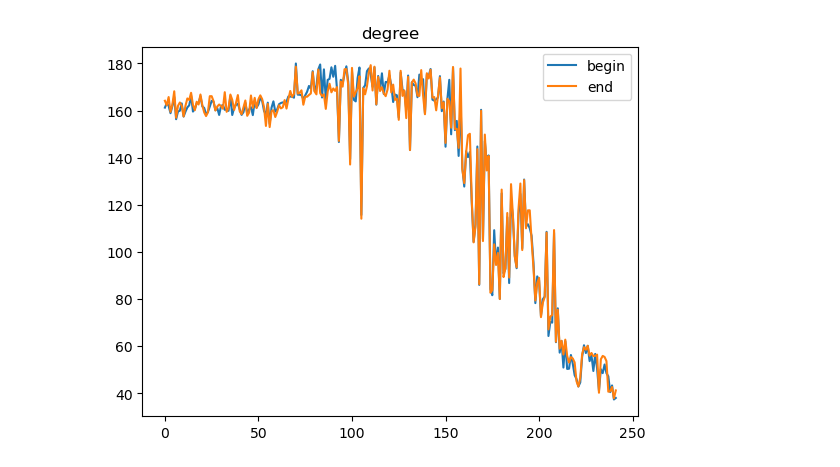
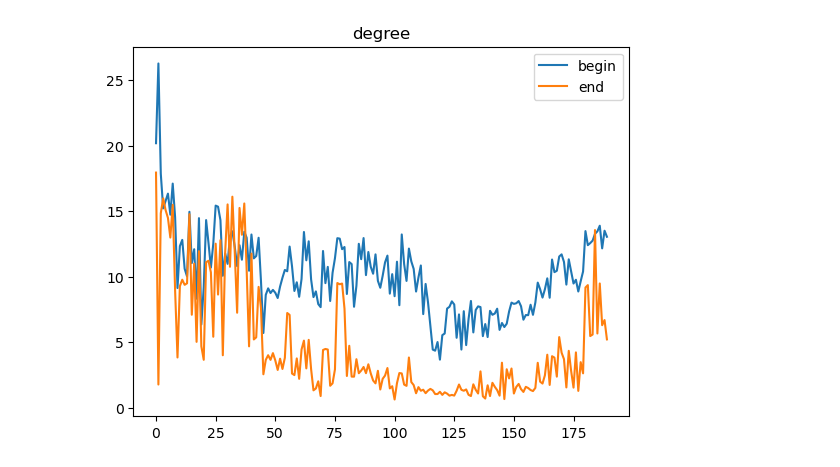
Before and after one commit to Liu-Xinhang/gaussian-splatting, a Jupyter notebook: tools/visualize_eval_4.ipynb, the cells around one changed output. Drawn from its saved outputs; the diff is of its cells as text; code cells hidden in the pictures.

```diff
--- a/tools/visualize_eval_4.ipynb
+++ b/tools/visualize_eval_4.ipynb
@@ -22,7 +22,7 @@ def plot_image(total, idx, title=""):
 	plt.title(title)
 	plt.show()
 # %%
-root_dir = Path("../debug_YCBV/debug_data_000001_000055")
+root_dir = Path("../debug_YCBV/debug_data_000002_000050")
 total_add = sorted(root_dir.glob("*add.npy"))
 total_adds = sorted(root_dir.glob("*adds.npy"))
 total_cm = sorted(root_dir.glob("*cm.npy"))
@@ -52,5 +52,5 @@ show(total_cm, "cm")
 [interactive output not drawn]
 # %%
-plot_image(total_degree, "degree")
+show(total_degree, "degree")
 # %% [output]
-[figure, old version]
+[figure, new version]
```
Also changed, not shown: parts of 3 cells of this notebook, 15 other files.
